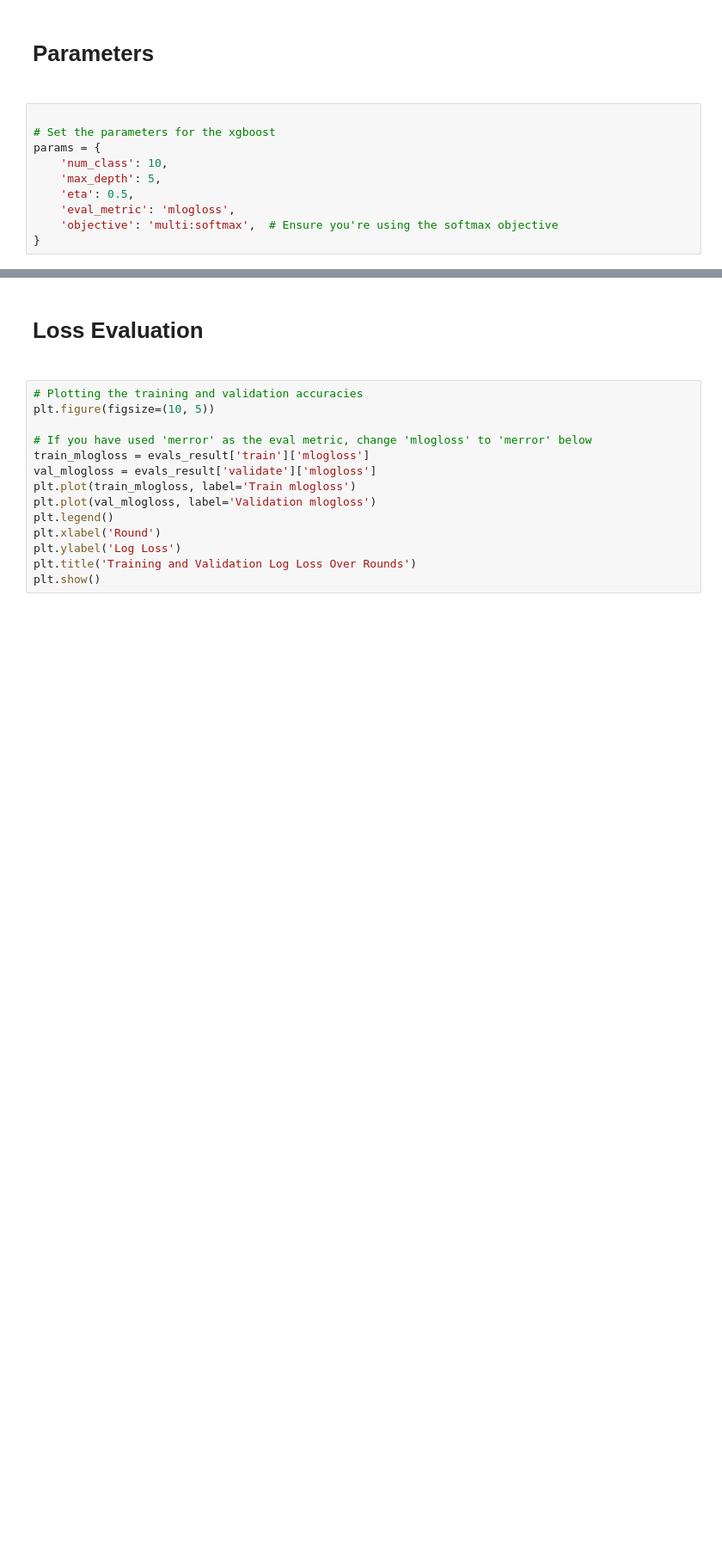
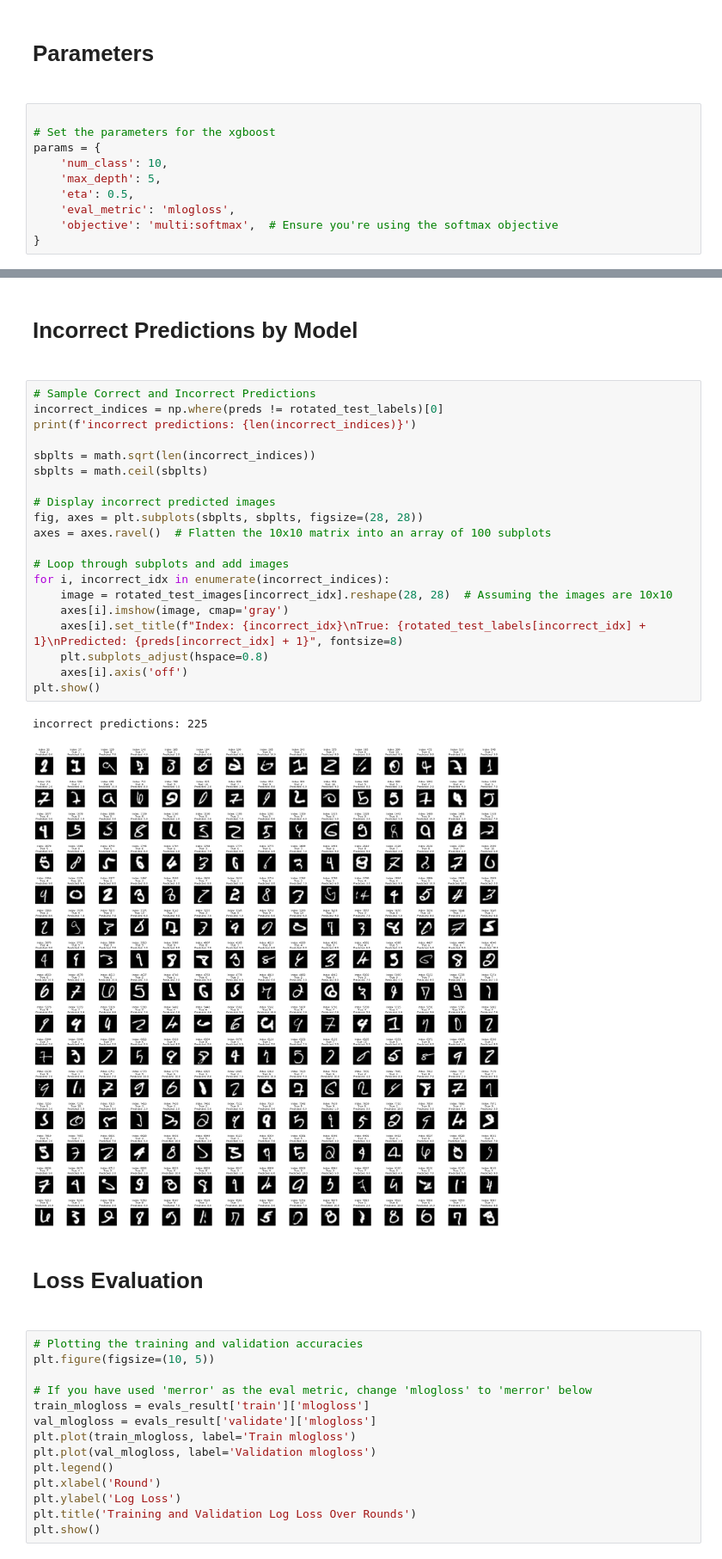
Before and after one commit to Amehroke/ML_Project, a Jupyter notebook: XgBoost.ipynb, the cells around one changed output, grey strips where cells are left out. Shown at 86% size. Drawn from its saved outputs; the diff is of its cells as text; blank space fills up the shorter version.

```diff
--- a/XgBoost.ipynb
+++ b/XgBoost.ipynb
@@ -236,3 +237,28 @@ Pixel Features - Accuracy: 97.82%
+# %% [markdown]
+<h1> Incorrect Predictions by Model <h1>
+# %%
+# Sample Correct and Incorrect Predictions
+incorrect_indices = np.where(preds != rotated_test_labels)[0]
+print(f'incorrect predictions: {len(incorrect_indices)}')
+
+sbplts = math.sqrt(len(incorrect_indices))
+sbplts = math.ceil(sbplts)
+
+# Display incorrect predicted images
+fig, axes = plt.subplots(sbplts, sbplts, figsize=(28, 28))
+axes = axes.ravel()  # Flatten the 10x10 matrix into an array of 100 subplots
+
+# Loop through subplots and add images
+for i, incorrect_idx in enumerate(incorrect_indices):
+    image = rotated_test_images[incorrect_idx].reshape(28, 28)  # Assuming the images are 10x10
+    axes[i].imshow(image, cmap='gray')
+    axes[i].set_title(f"Index: {incorrect_idx}\nTrue: {rotated_test_labels[incorrect_idx] + 1}\nPredicted: {preds[incorrect_idx] + 1}", fontsize=8)
+    plt.subplots_adjust(hspace=0.8)
+    axes[i].axis('off')
+plt.show()
+# %% [output]
+incorrect predictions: 225
+[figure, added]
 # %% [markdown]
 <h1>Loss Evaluation <h1>
 # %%
```
Also changed, not shown: parts of 14 cells of this notebook.
